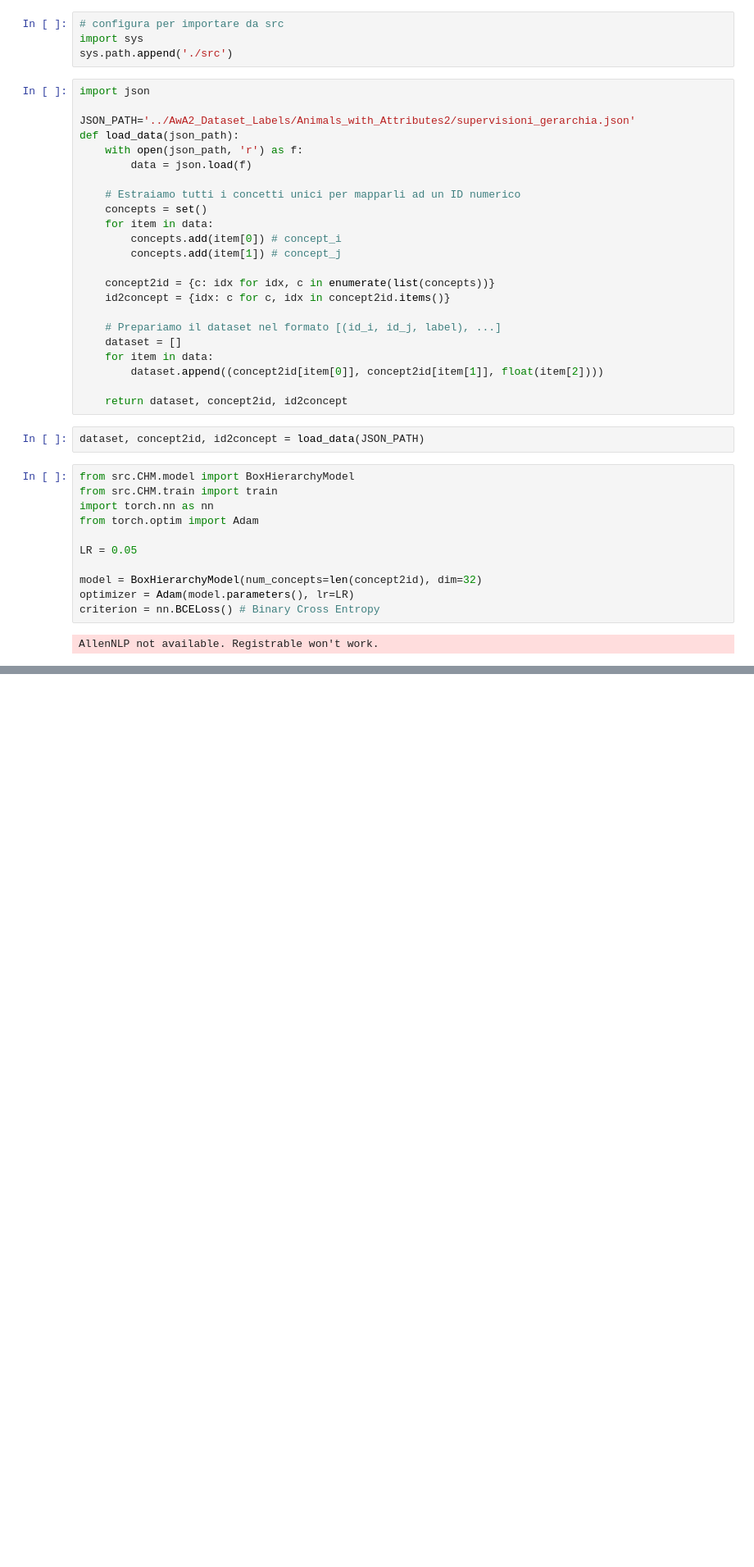
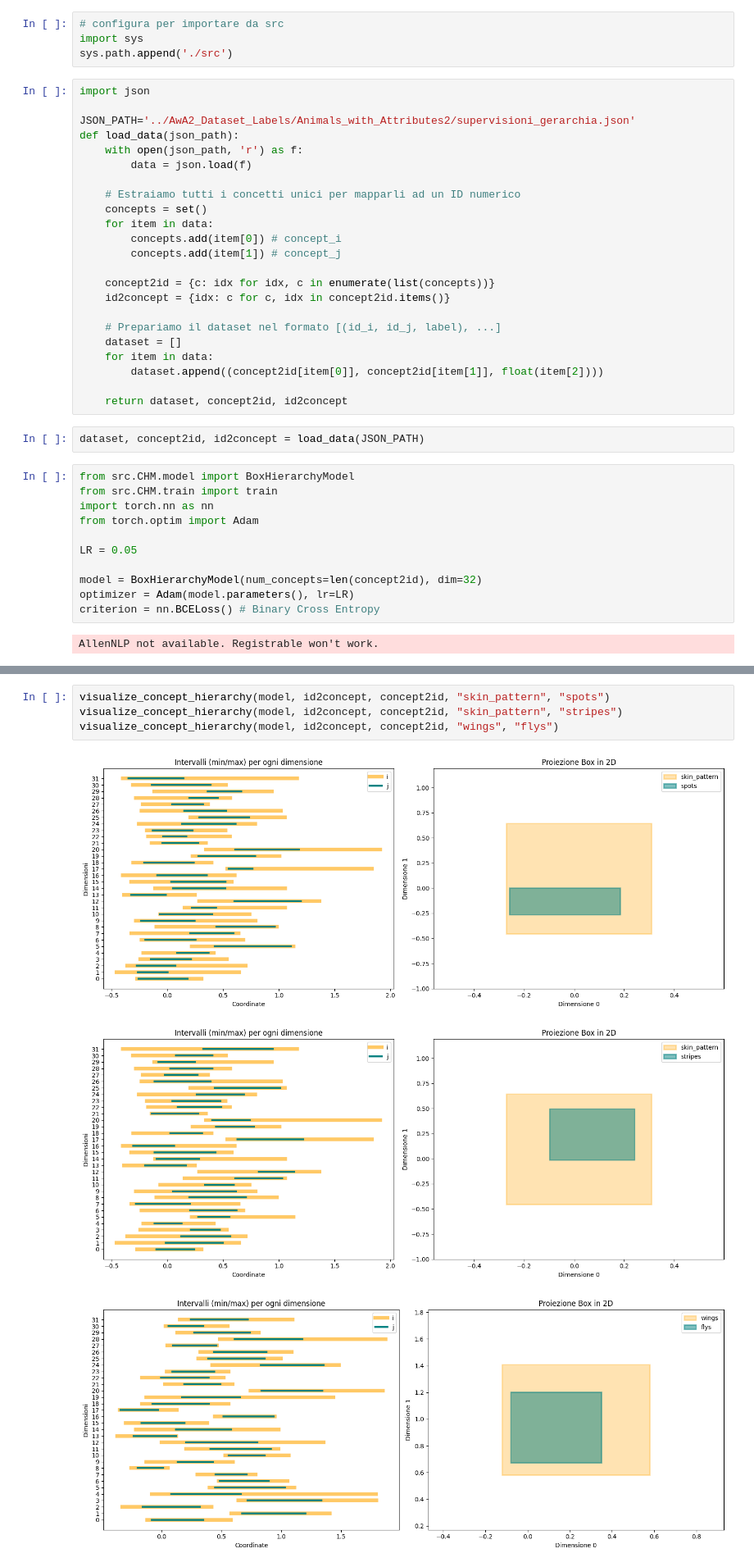
Before and after one commit to stefano-gamba/BoxEmbeddingCBM, a Jupyter notebook: notebooks/a-priori-boxes.ipynb, the cells around one changed output, grey strips where cells are left out. Shown at 82% size. Saved outputs shown, nothing was run; the diff lists cells and outputs as text; blank space fills up the shorter version.

```diff
--- a/notebooks/a-priori-boxes.ipynb
+++ b/notebooks/a-priori-boxes.ipynb
@@ -73,0 +77,8 @@ visualize_concept_hierarchy(model, id2concept, concept2id, "yellow", "black")
+# %%
+visualize_concept_hierarchy(model, id2concept, concept2id, "skin_pattern", "spots")
+visualize_concept_hierarchy(model, id2concept, concept2id, "skin_pattern", "stripes")
+visualize_concept_hierarchy(model, id2concept, concept2id, "wings", "flys")
+# %% [output]
+[figure, added]
+[figure, added]
+[figure, added]
```
Also changed, not shown: parts of 5 cells of this notebook, 1 other file.
